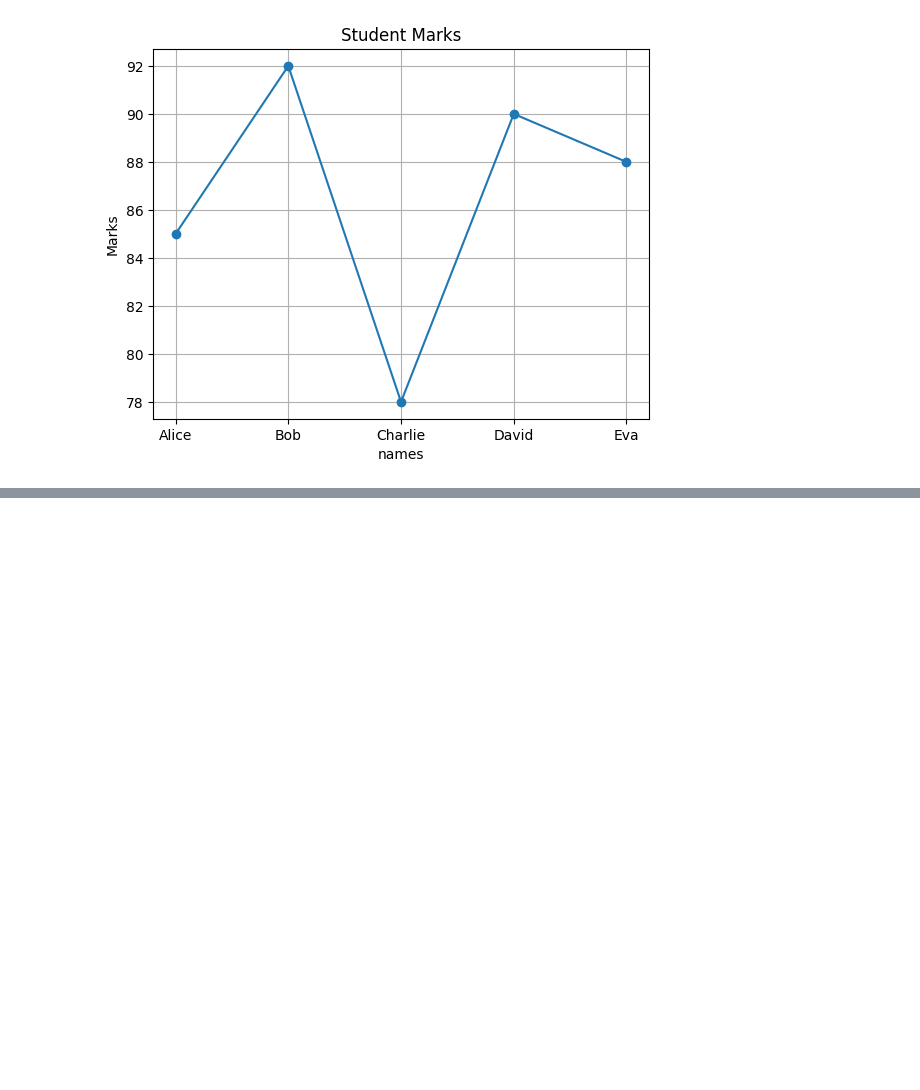
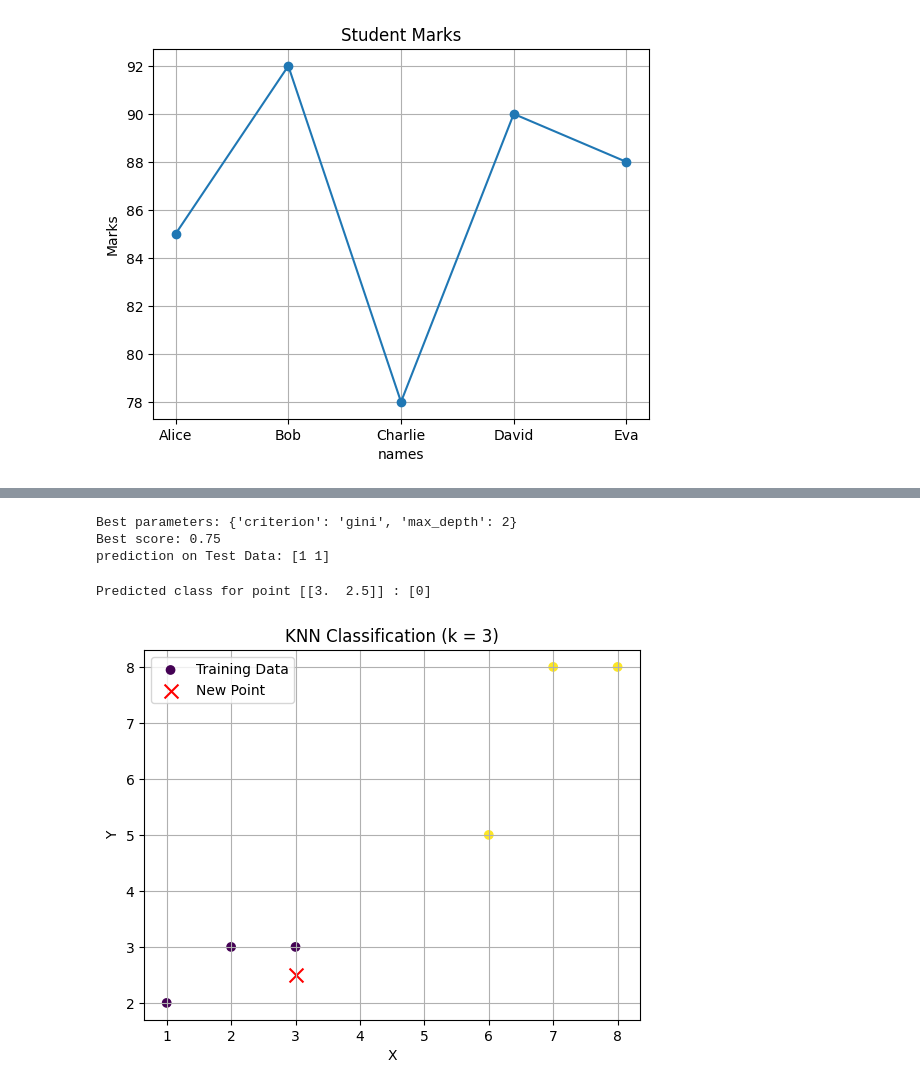
Before and after one commit to Rohithsilent/DL_external, a Jupyter notebook: ml_external.ipynb, the cells around one changed output, grey strips where cells are left out. Drawn from its saved outputs; the diff is of its cells as text; code cells hidden in the pictures; blank space fills up the shorter version.

```diff
--- a/ml_external.ipynb
+++ b/ml_external.ipynb
@@ -232,0 +236,79 @@ Intercept: 4.392523364485996
+# %%
+from sklearn.model_selection import GridSearchCV
+from sklearn.tree import DecisionTreeClassifier
+from sklearn.model_selection import train_test_split
+import numpy as np
+
+x = np.array([ [25, 30],
+    [35, 50],
+    [45, 65],
+    [20, 20],
+    [30, 40],
+    [50, 80]])
+
+y=np.array([0, 1, 1, 0, 1, 1])
+
+x_train,x_test,y_train,y_test = train_test_split(x,y,test_size=0.3,random_state=1)
+
+dt = DecisionTreeClassifier()
+
+params ={
+"max_depth":[2,3,4],
+"criterion":["gini","entropy"]}
+
+grid = GridSearchCV(dt,params,cv=2)
+grid.fit(x_train,y_train)
+
+
+
+print("Best parameters:",grid.best_params_)
+print("Best score:",grid.best_score_)
+
+best_model = grid.best_estimator_
+
+print("prediction on Test Data:",best_model.predict(x_test))
+# %% [output]
+Best parameters: {'criterion': 'gini', 'max_depth': 2}
+Best score: 0.75
+prediction on Test Data: [1 1]
+# %%
+import numpy as np
+import matplotlib.pyplot as plt
+from sklearn.neighbors import KNeighborsClassifier
+
+# ----- Sample Data -----
+# Points (x, y)
+X = np.array([
+    [1, 2],
+    [2, 3],
+    [3, 3],
+    [6, 5],
+    [7, 8],
+    [8, 8]
+])
+
+# Labels: 0 = Class A, 1 = Class B
+Y = np.array([0, 0, 0, 1, 1, 1])
+
+# ----- KNN Model -----
+model = KNeighborsClassifier(n_neighbors=3)
+model.fit(X, Y)
+
+# Predict a new point
+new_point = np.array([[3, 2.5]])
+prediction = model.predict(new_point)
+
+print("Predicted class for point", new_point, ":", prediction)
+
+# ----- Plot -----
+plt.scatter(X[:, 0], X[:, 1], c=Y, marker='o', label="Training Data")
+plt.scatter(new_point[:, 0], new_point[:, 1], c='red', marker='x', s=100, label="New Point")
+plt.title("KNN Classification (k = 3)")
+plt.xlabel("X")
+plt.ylabel("Y")
+plt.legend()
+plt.grid(True)
+plt.show()
+# %% [output]
+Predicted class for point [[3.  2.5]] : [0]
+[figure, added]
```
Also changed, not shown: parts of 4 cells of this notebook.
